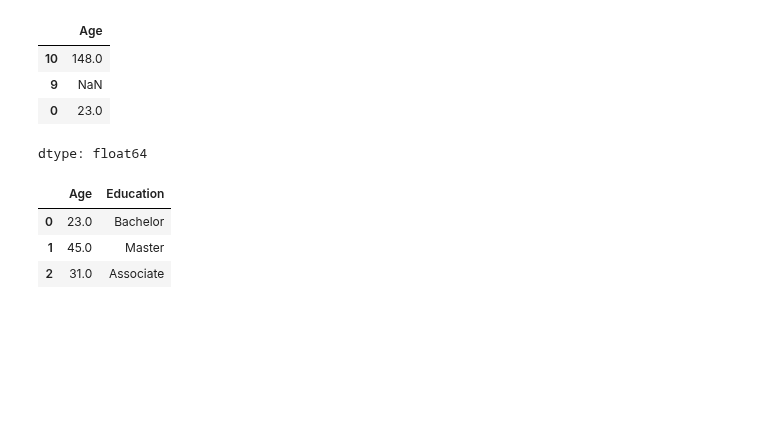
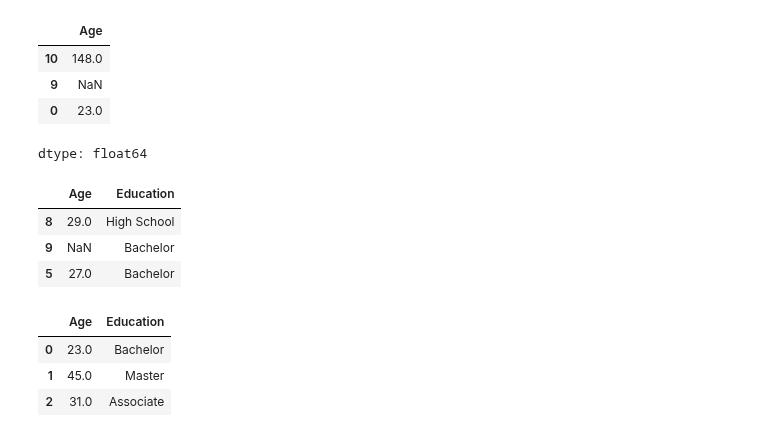
Before and after one commit to laglead/IS834_Fall_2026, a Jupyter notebook: Session 03 - Pandas I - Importing and Exploration/03_Analytics_with_pandas.ipynb, the cells around one changed output. Drawn from its saved outputs; the diff is of its cells as text; code cells hidden in the pictures; blank space fills up the shorter version.

```diff
--- a/Session 03 - Pandas I - Importing and Exploration/03_Analytics_with_pandas.ipynb
+++ b/Session 03 - Pandas I - Importing and Exploration/03_Analytics_with_pandas.ipynb
@@ -734,6 +734,13 @@ df.Age.sample(3, random_state=42)
 | 9 | NaN |
 | 0 | 23.0 |
 dtype: float64
+# %%
+df[['Age','Education']].sample(3)
+# %% [output]
+|  | Age | Education |
+| 8 | 29.0 | High School |
+| 9 | NaN | Bachelor |
+| 5 | 27.0 | Bachelor |
 # %%
 # Pass a LIST of column names to keep several columns -- your Python fundamentals showing up again.
 cols_to_keep = ['Age', 'Education']
```
Also changed, not shown: parts of 6 cells of this notebook.
